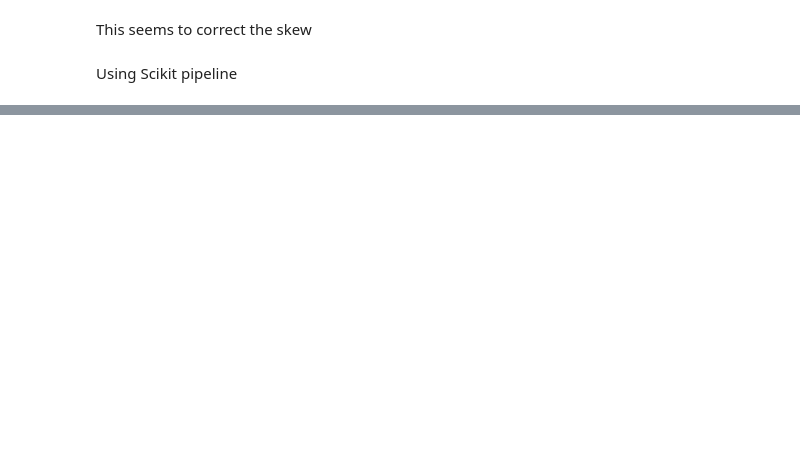
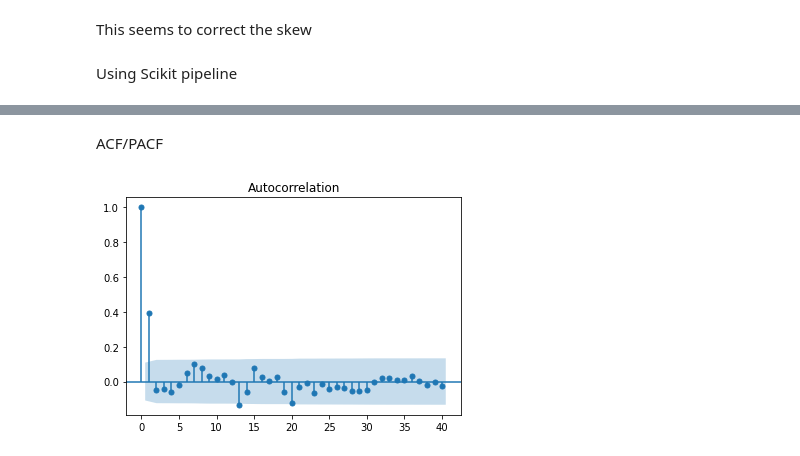
Before and after one commit to sputnik516/ML4AT, a Jupyter notebook: _scratch_code/dataset_explore.ipynb, the cells around one changed output, grey strips where cells are left out. Cells and saved outputs as stored; diff of their text form; code cells hidden in the pictures; blank space fills up the shorter version.

```diff
--- a/_scratch_code/dataset_explore.ipynb
+++ b/_scratch_code/dataset_explore.ipynb
@@ -155,0 +160,7 @@ Distribution is approximately symmetric
+# %% [markdown]
+ACF/PACF
+# %%
+sm.graphics.tsa.plot_acf(returns.values.squeeze(), lags=40)
+plt.show()
+# %% [output]
+[figure, added]
```
Also changed, not shown: parts of 8 cells of this notebook, 1 other file.
